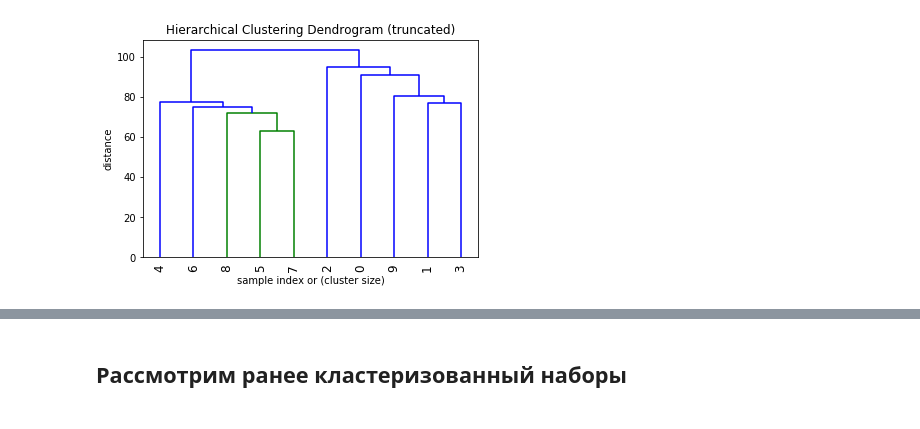
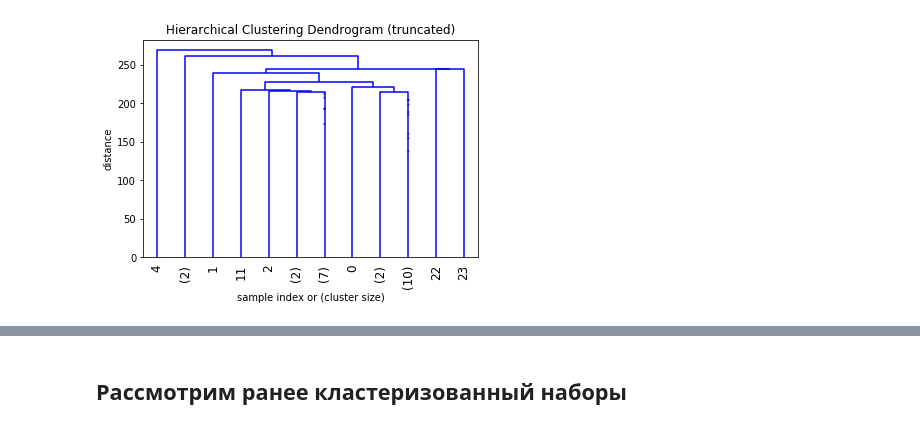
Before and after one commit to igor-yusupov/2018-Project-3, a Jupyter notebook: code/clustering_visualization.ipynb, the cells around one changed output, grey strips where cells are left out. Cells and saved outputs as stored; diff of their text form; code cells hidden in the pictures.

```diff
--- a/code/clustering_visualization.ipynb
+++ b/code/clustering_visualization.ipynb
@@ -24,3 +20,5 @@ p_dist = lambda p: lambda x, y: np.linalg.norm(x-y, ord=p)
 # %%
-Z = tests.test_dtw(dtw.dtw, p_dist(2), visualize=True)
+tests = TestFactory()
+info = tests.test_dtw(dtw.dtw, p_dist(1))
+info.visualize()
 # %% [output]
@@ -29,16 +27,16 @@ Elapsed time: 50.46
 # %%
 plt.title('Hierarchical Clustering Dendrogram (truncated)')
 plt.xlabel('sample index or (cluster size)')
 plt.ylabel('distance')
 dendrogram(
-    Z,
+    info.Z,
     truncate_mode='lastp',  # show only the last p merged clusters
     p=12,  # show only the last p merged clusters
     leaf_rotation=90.,
     leaf_font_size=12.,
     show_contracted=True,  # to get a distribution impression in truncated branches
 )
 plt.show()
 # %% [output]
-[figure, old version]
+[figure, new version]
 # %%
```
Also changed, not shown: parts of 9 cells of this notebook, 1 other file.
